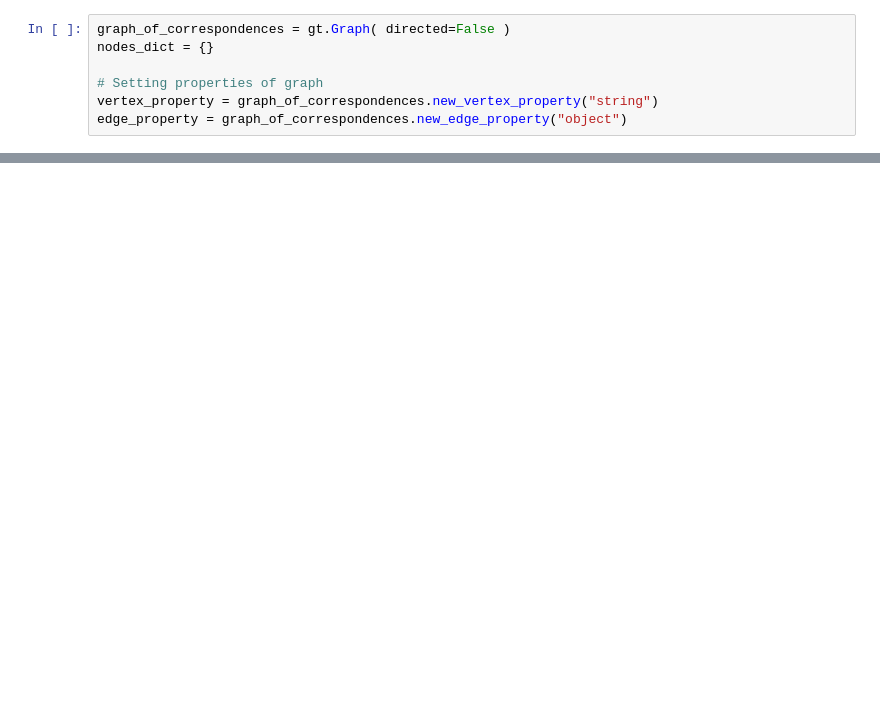
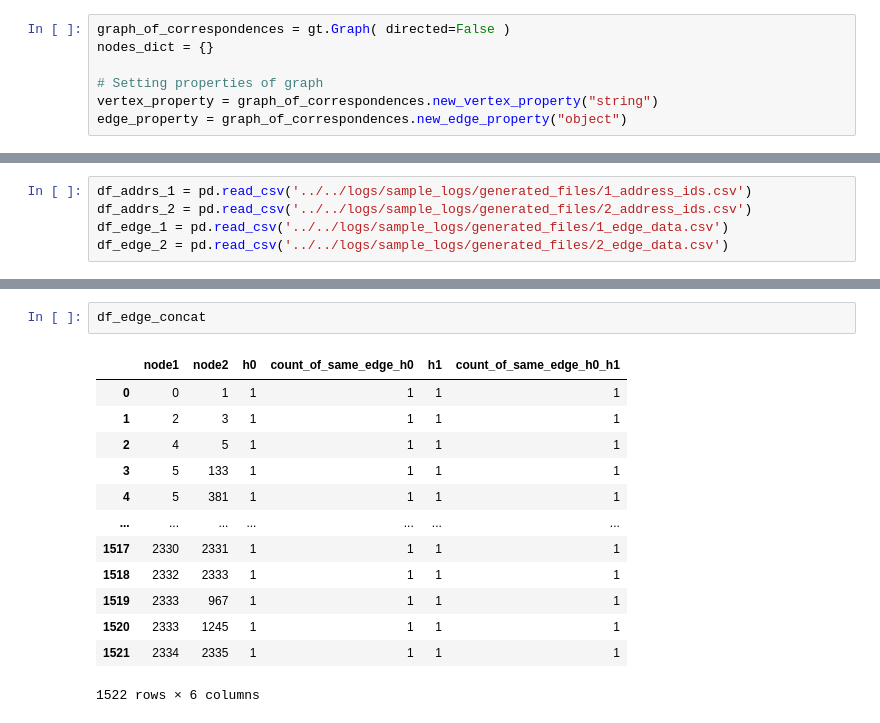
Before and after one commit to NidhiAgrawal27/Masters_Project, a Jupyter notebook: correspondence_network/src/mains/trial.ipynb, the cells around one changed output, grey strips where cells are left out. Cells and saved outputs as stored; diff of their text form; blank space fills up the shorter version.

```diff
--- a/correspondence_network/src/mains/trial.ipynb
+++ b/correspondence_network/src/mains/trial.ipynb
@@ -235,0 +316,5 @@ prob_dist_plot(df['num_of_addrs'], 'xy')
+# %%
+df_addrs_1 = pd.read_csv('../../logs/sample_logs/generated_files/1_address_ids.csv')
+df_addrs_2 = pd.read_csv('../../logs/sample_logs/generated_files/2_address_ids.csv')
+df_edge_1 = pd.read_csv('../../logs/sample_logs/generated_files/1_edge_data.csv')
+df_edge_2 = pd.read_csv('../../logs/sample_logs/generated_files/2_edge_data.csv')
@@ -235,0 +467,16 @@ prob_dist_plot(df['num_of_addrs'], 'xy')
+# %%
+df_edge_concat
+# %% [output]
+|  | node1 | node2 | h0 | count_of_same_edge_h0 | h1 | count_of_same_edge_h0_h1 |
+| 0 | 0 | 1 | 1 | 1 | 1 | 1 |
+| 1 | 2 | 3 | 1 | 1 | 1 | 1 |
+| 2 | 4 | 5 | 1 | 1 | 1 | 1 |
+| 3 | 5 | 133 | 1 | 1 | 1 | 1 |
+| 4 | 5 | 381 | 1 | 1 | 1 | 1 |
+| ... | ... | ... | ... | ... | ... | ... |
+| 1517 | 2330 | 2331 | 1 | 1 | 1 | 1 |
+| 1518 | 2332 | 2333 | 1 | 1 | 1 | 1 |
+| 1519 | 2333 | 967 | 1 | 1 | 1 | 1 |
+| 1520 | 2333 | 1245 | 1 | 1 | 1 | 1 |
+| 1521 | 2334 | 2335 | 1 | 1 | 1 | 1 |
+1522 rows × 6 columns
```
Also changed, not shown: parts of 24 cells of this notebook, 15 other files.
